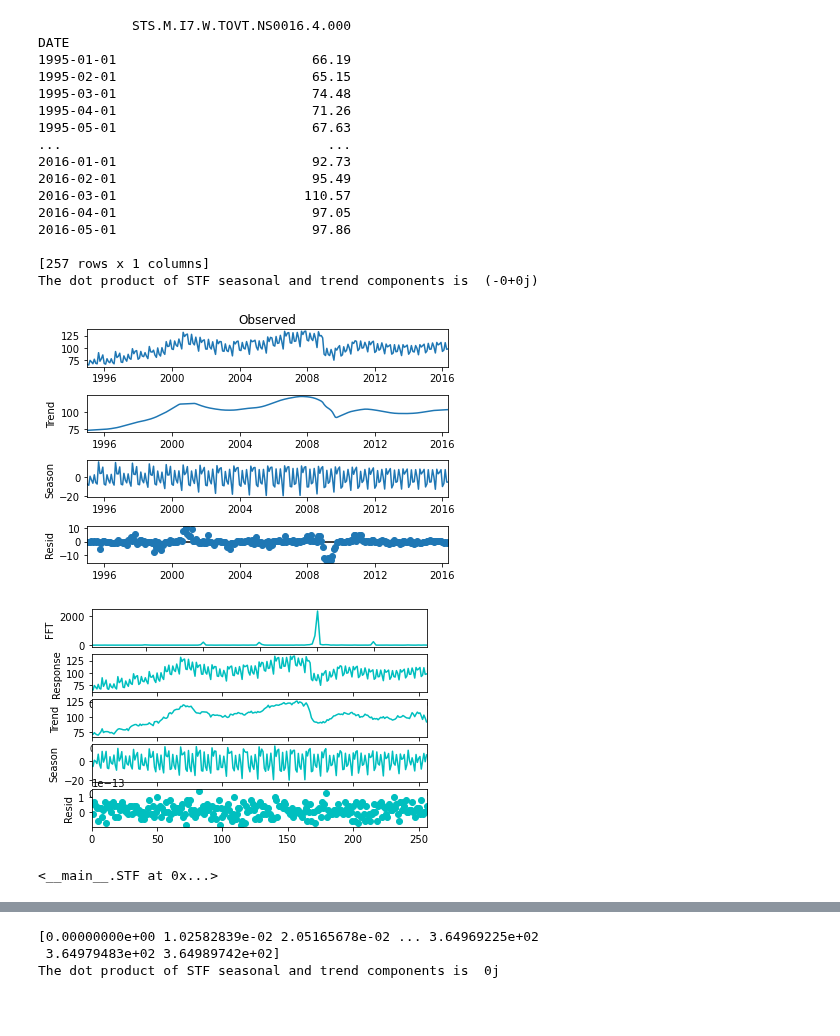
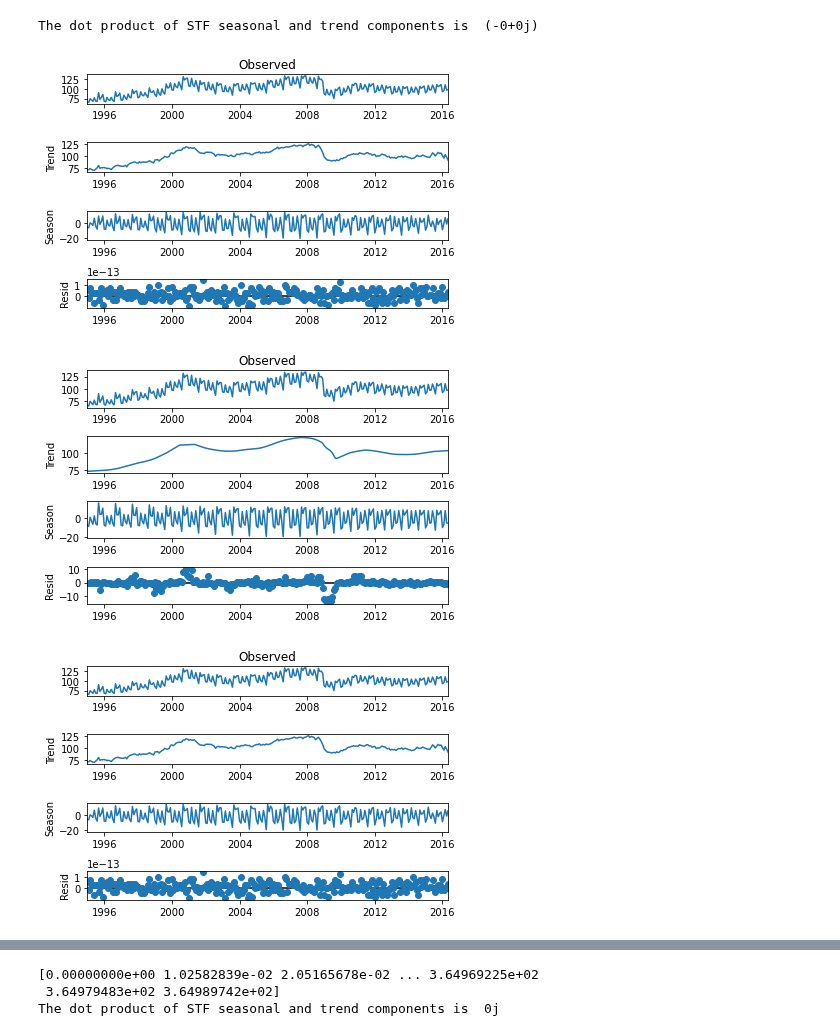
Before and after one commit to thodson-usgs/stf-decomposition, a Jupyter notebook: notebooks/02_stf_vs_stl.ipynb, the cells around one changed output, grey strips where cells are left out. Cells and saved outputs as stored; diff of their text form; code cells hidden in the pictures; blank space fills up the shorter version.

Commit message:
Add Decompose Result to fit()

```diff
--- a/notebooks/02_stf_vs_stl.ipynb
+++ b/notebooks/02_stf_vs_stl.ipynb
@@ -68,27 +68,29 @@ class STF:
         fhat_seasonal = indices_seasonal * fhat
         ffilt_seasonal = np.fft.ifft(fhat_seasonal)
 
+
         self.trend = pd.Series(ffilt, self.data.index)
-        trend = pd.Series(ffilt, self.data.index)
+        trend = pd.Series(ffilt.real, self.data.index, name='trend')
 
         # This will be res.seasonal (ffilt_seasonal)
         self.seasonal = pd.Series(ffilt_seasonal, self.data.index)
-        season = pd.Series(ffilt_seasonal, self.data.index)
+        season = pd.Series(ffilt_seasonal.real, self.data.index, name = 'season')
 
         # Find the residuals
         residual = self.data[self.response] - ffilt_seasonal.real - ffilt.real
         self.residual = residual
-        self.resid = pd.Series(residual, self.data.index)
+        self.resid = pd.Series(residual, self.data.index, name = "resid")
         resid = self.resid
 
         rw = np.ones(len(season))
+        rw = pd.Series(rw, self.data.index, name="robust_weight")
 
         # Initial Statistical Summary
        # print("The rmse", math.sqrt(mean_squared_error(co2["CO2"], (ffilt_seasonal + ffilt).real)))
         print("The dot product of STF seasonal and trend components is ", np.round(ffilt_seasonal.dot(ffilt)))
         from statsmodels.tsa.seasonal import DecomposeResult
-        #return DecomposeResult(self._observed, season, trend, resid, rw)
-        return self
+        return DecomposeResult(self._observed, season, trend, resid, rw)
+        #return self
 
     def plot(self):
         t = np.array(self.data.index)
@@ -137,41 +139,23 @@ class STF:
 # %%
 import pandas as pd
 from statsmodels.tsa.seasonal import STL
 import numpy as np
 import matplotlib.pyplot as plt
 from statsmodels.datasets import elec_equip as ds
 
 # Test stf vs stl on elec_equip data
 elec_equip = ds.load().data
 stl = STL(elec_equip, period=12, robust=True)
 res_robust = stl.fit()
-print(res_robust.observed)
 fig = res_robust.plot()
-elec_equip = elec_equip.reset_index()
 stf = STF(elec_equip, "STS.M.I7.W.TOVT.NS0016.4.000", "blackman", .75, 12)
 res = stf.fit()
-res.observed
 res.plot()
 # %% [output]
-            STS.M.I7.W.TOVT.NS0016.4.000
-DATE
-1995-01-01                         66.19
-1995-02-01                         65.15
-1995-03-01                         74.48
-1995-04-01                         71.26
-1995-05-01                         67.63
-...                                  ...
-2016-01-01                         92.73
-2016-02-01                         95.49
-2016-03-01                        110.57
-2016-04-01                         97.05
-2016-05-01                         97.86
-
-[257 rows x 1 columns]
 The dot product of STF seasonal and trend components is  (-0+0j)
-[figure, old version]
+[figure, new version]
-[figure, old version]
+[figure, new version]
-<__main__.STF at 0x...>
+[figure, added]
 # %%
 co2 =pd.read_csv('../data/co2.csv', index_col='date', parse_dates=True, squeeze=True)
 
```
Also changed, not shown: parts of 1 cell of this notebook.
